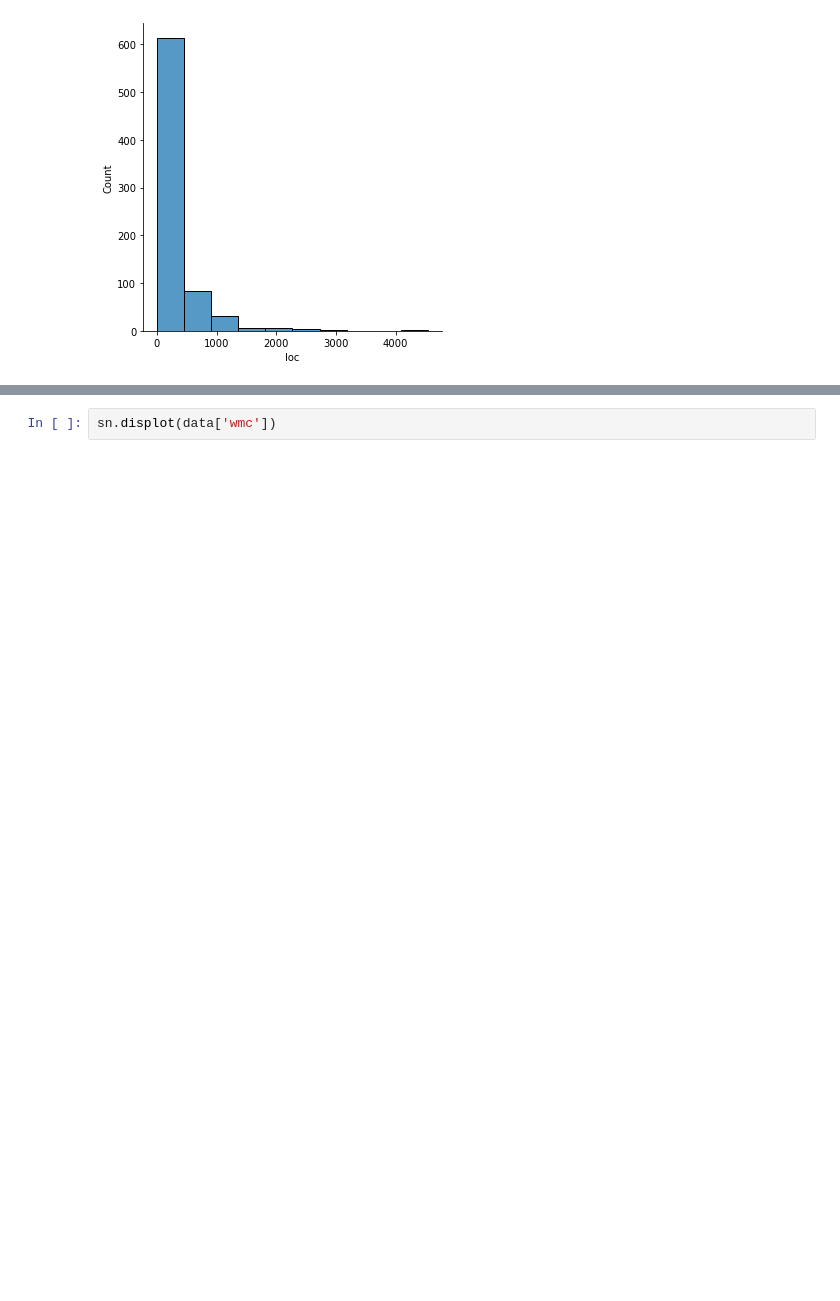
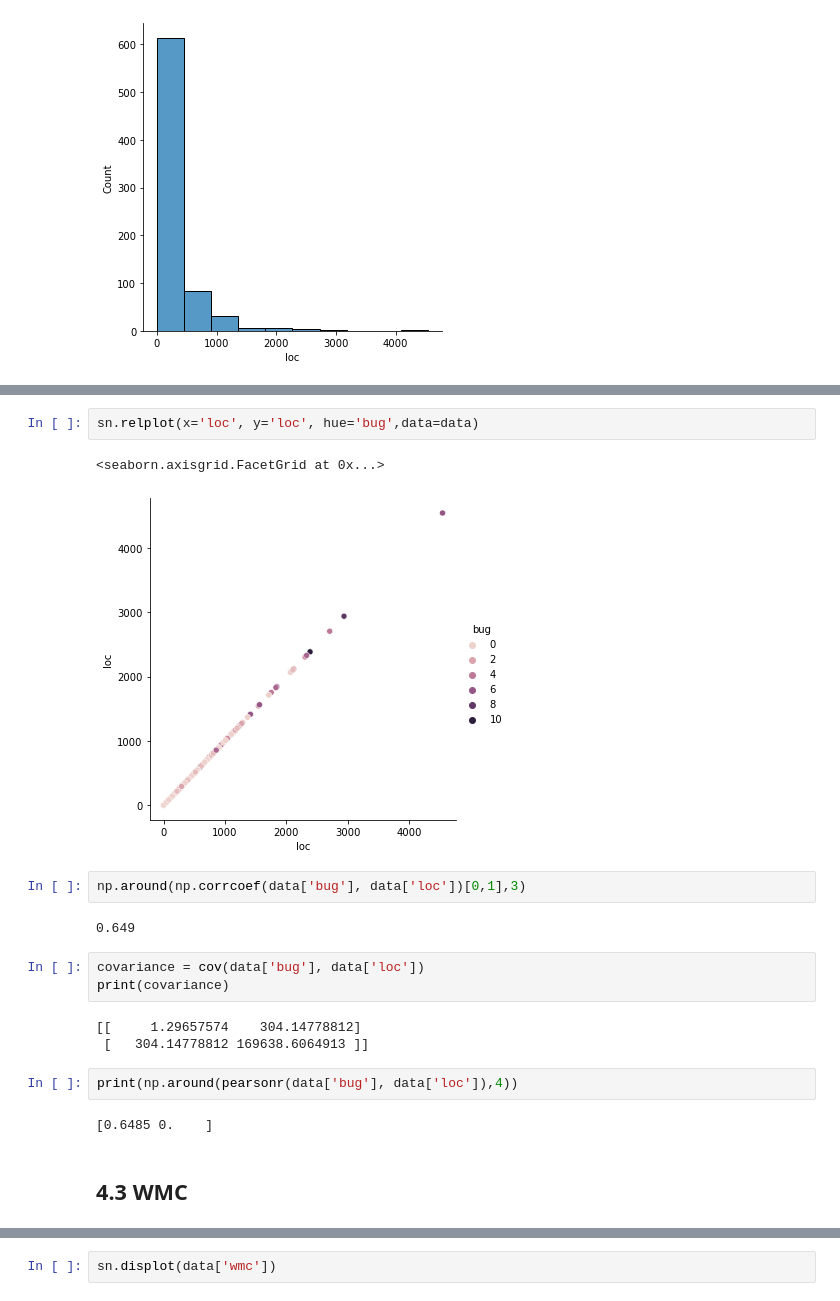
Before and after one commit to francobelloni85/UniSoftwareQualityExam, a Jupyter notebook: SoftwareQualityExam.ipynb, the cells around one changed output, grey strips where cells are left out. Cells and saved outputs as stored; diff of their text form; blank space fills up the shorter version.

```diff
--- a/SoftwareQualityExam.ipynb
+++ b/SoftwareQualityExam.ipynb
@@ -397,3 +452,24 @@ _2.3.2 single variables - wmc_
+# %%
+sn.relplot(x='loc', y='loc', hue='bug',data=data)
+# %% [output]
+<seaborn.axisgrid.FacetGrid at 0x...>
+[figure, added]
+# %%
+np.around(np.corrcoef(data['bug'], data['loc'])[0,1],3)
+# %% [output]
+0.649
+# %%
+covariance = cov(data['bug'], data['loc'])
+print(covariance)
+# %% [output]
+[[     1.29657574    304.14778812]
+ [   304.14778812 169638.6064913 ]]
+# %%
+print(np.around(pearsonr(data['bug'], data['loc']),4))
+# %% [output]
+[0.6485 0.    ]
+# %% [markdown]
+## 4.3 WMC
 # %% [markdown]
 Weighted Methods per Class (WMC)
 sum of the complexities of the methods of the class
```
Also changed, not shown: parts of 41 cells of this notebook.
